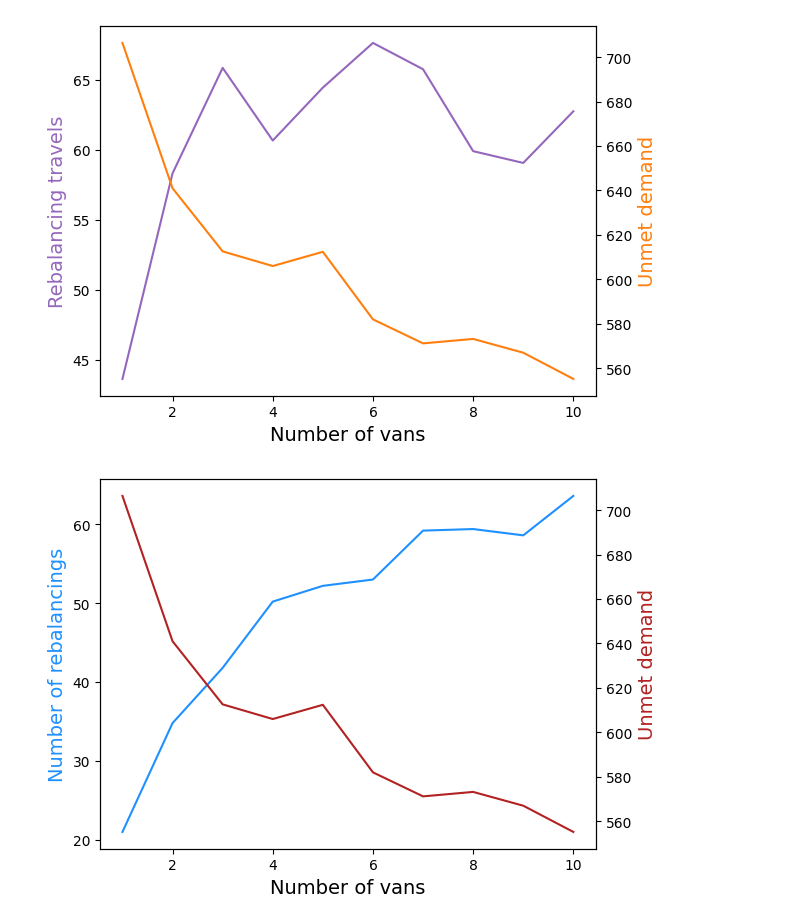
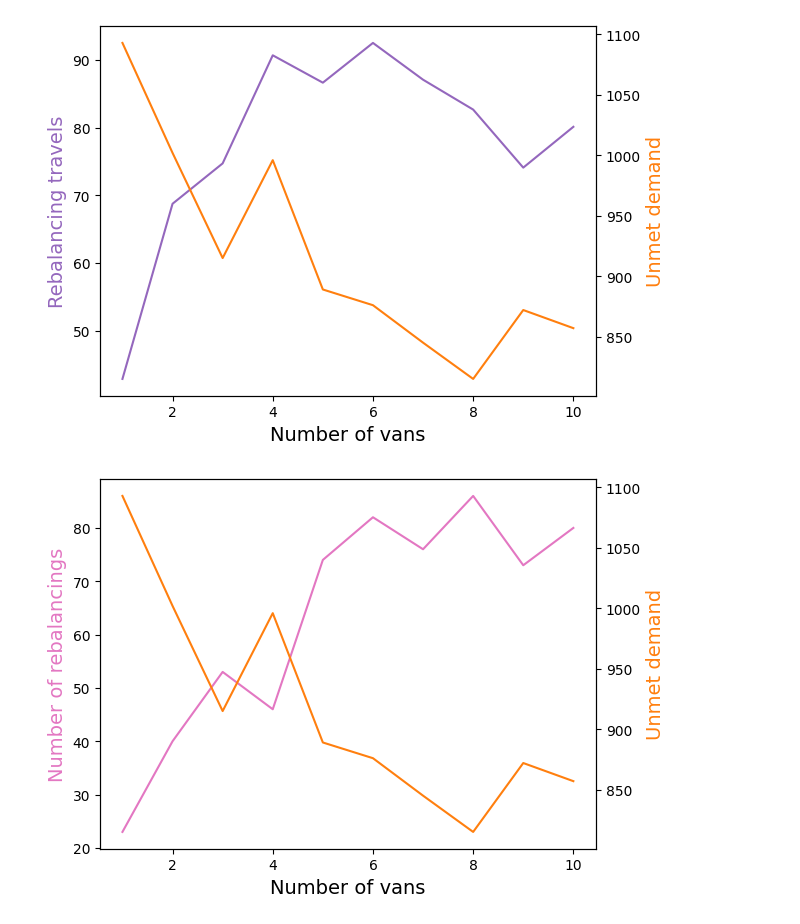
Before and after one commit to chesterkv/15.093-Optimization, a Jupyter notebook: results/visualisations/demand_vs_van.ipynb, the cells around one changed output. Drawn from its saved outputs; the diff is of its cells as text; code cells hidden in the pictures.

```diff
--- a/results/visualisations/demand_vs_van.ipynb
+++ b/results/visualisations/demand_vs_van.ipynb
@@ -30,0 +6,3 @@ analysis_K_30_avg["unmet_demand"]=(analysis_K_30_day1["unmet_demand"]+analysis_K
+# %%
+analysis_K_30= pd.read_csv('../data/analysis_K_30.csv')
+analysis_K_30
@@ -31,12 +21,12 @@ analysis_K_30_avg["unmet_demand"]=(analysis_K_30_day1["unmet_demand"]+analysis_K
 # %%
 # plot unmet_demand and distance_vans for each K
 import matplotlib.pyplot as plt
-K=analysis_K_30_avg['K']
+K=analysis_K_30['K']
 
 # create figure and axis objects with subplots()
 fig,ax = plt.subplots()
 # make a plot
-ax.plot(K,analysis_K_30_avg['distance_vans'],color="tab:purple")
+ax.plot(K,analysis_K_30['distance_vans'],color="tab:purple")
 # set x-axis label
 ax.set_xlabel("Number of vans", fontsize = 14)
 # set y-axis label
@@ -46,7 +36,7 @@ ax.set_ylabel("Rebalancing travels",
 # twin object for two different y-axis on the sample plot
 ax2=ax.twinx()
 # make a plot with different y-axis using second axis object
-ax2.plot(K,analysis_K_30_avg['unmet_demand'],color="tab:orange")
+ax2.plot(K,analysis_K_30['unmet_demand'],color="tab:orange")
 ax2.set_ylabel("Unmet demand",color="tab:orange",fontsize=14)
 plt.show()
 # save the plot as a file
@@ -55,4 +45,4 @@ plt.show()
 #            dpi=100,
 #            bbox_inches='tight')
 # %% [output]
-[figure, old version]
+[figure, new version]
@@ -59,28 +71,28 @@ plt.show()
 # %%
 # plot unmet_demand and distance_vans for each K
 import matplotlib.pyplot as plt
-K=analysis_K_30_avg['K']
+K=analysis_K_30['K']
 
 # create figure and axis objects with subplots()
 fig,ax = plt.subplots()
 # make a plot
-ax.plot(K,analysis_K_30_avg['nb_rebalancings'],color="dodgerblue")
+ax.plot(K,analysis_K_30['nb_rebalancings'],color="tab:pink")
 # set x-axis label
 ax.set_xlabel("Number of vans", fontsize = 14)
 # set y-axis label
 ax.set_ylabel("Number of rebalancings",
-              color="dodgerblue",
+              color="tab:pink",
               fontsize=14)
 # twin object for two different y-axis on the sample plot
 ax2=ax.twinx()
 # make a plot with different y-axis using second axis object
-ax2.plot(K,analysis_K_30_avg['unmet_demand'],color="firebrick")
-ax2.set_ylabel("Unmet demand",color="firebrick",fontsize=14)
+ax2.plot(K,analysis_K_30['unmet_demand'],color="tab:orange")
+ax2.set_ylabel("Unmet demand",color="tab:orange",fontsize=14)
 plt.show()
 # save the plot as a file
-fig.savefig('Costs_vs_K.png',
-            format='png',
-            dpi=100,
-            bbox_inches='tight')
+#fig.savefig('Costs_vs_K.png',
+#            format='png',
+#            dpi=100,
+#            bbox_inches='tight')
 # %% [output]
-[figure, old version]
+[figure, new version]
```
Also changed, not shown: parts of 4 cells of this notebook, 3 other files.
